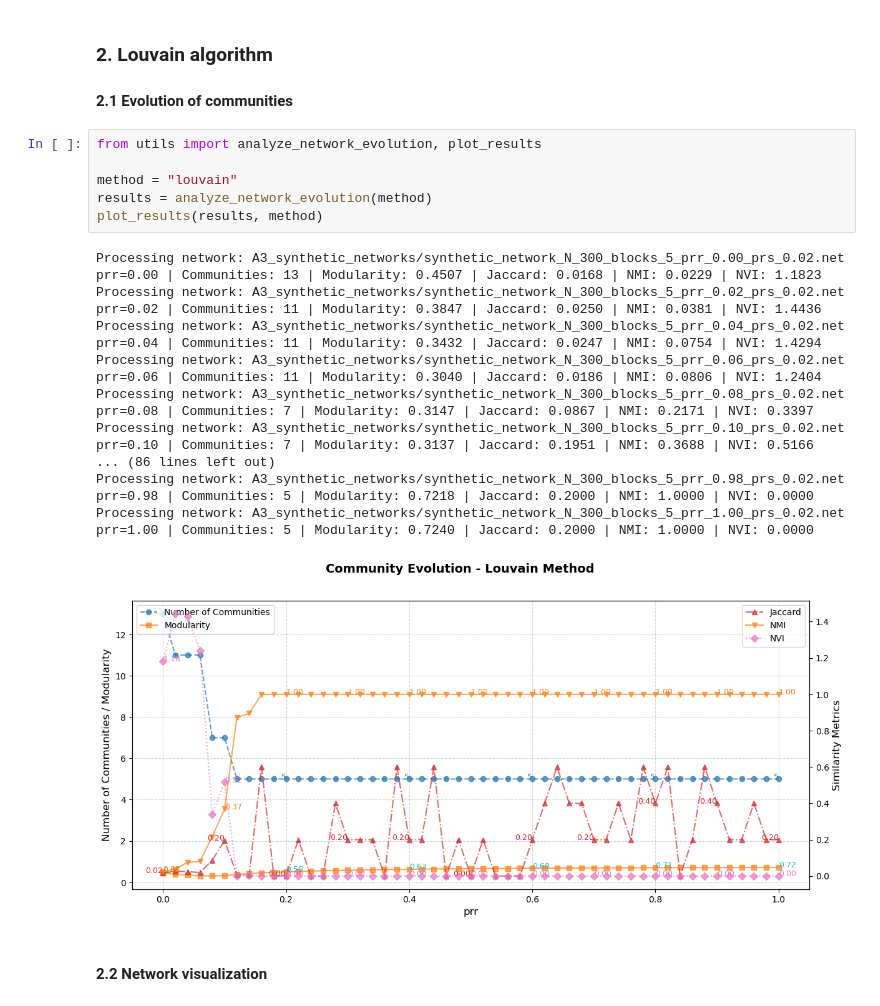
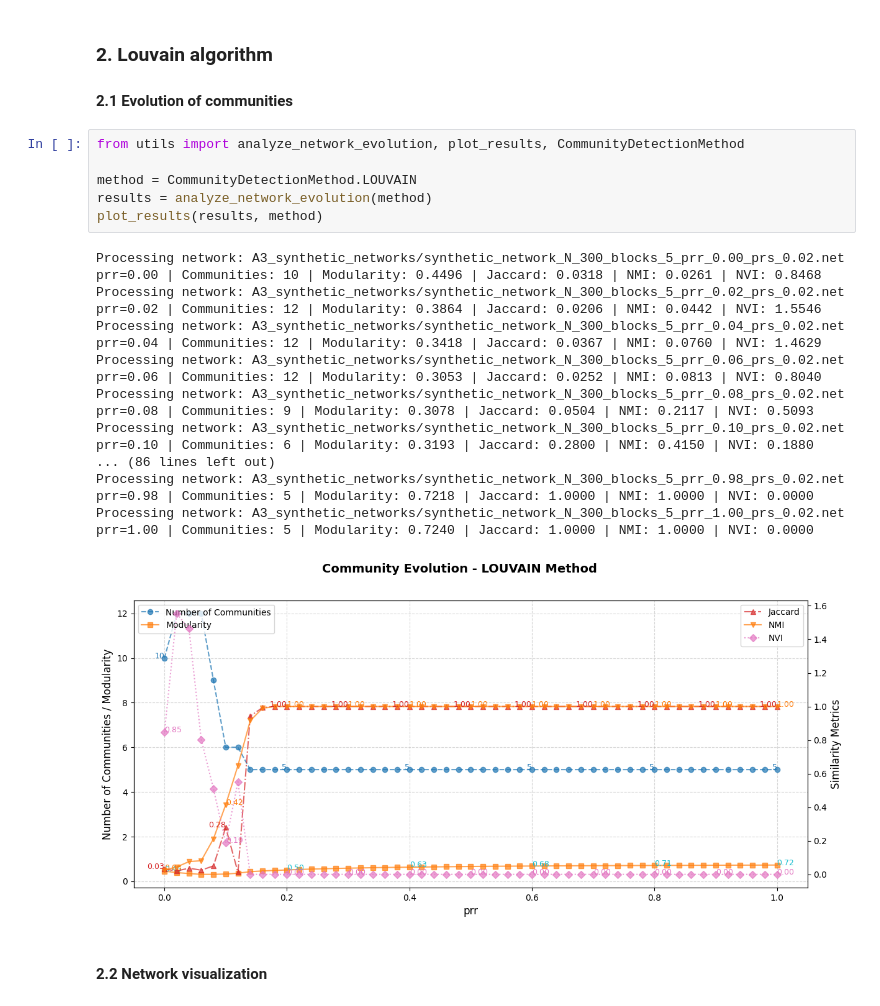
Before and after one commit to imiguelrodriguez/A2_ComplexNetworks, a Jupyter notebook: community_detection.ipynb, the cells around one changed output. Saved outputs shown, nothing was run; the diff lists cells and outputs as text.

Commit message:
Changed library to networkx for Louvain method. Fixed partitions format.

```diff
--- a/community_detection.ipynb
+++ b/community_detection.ipynb
@@ -81,30 +80,30 @@ Build internal network with 300 nodes and 917 links...
 
 #### 2.1 Evolution of communities
 # %%
-from utils import analyze_network_evolution, plot_results
+from utils import analyze_network_evolution, plot_results, CommunityDetectionMethod
 
-method = "louvain"
+method = CommunityDetectionMethod.LOUVAIN
 results = analyze_network_evolution(method)
 plot_results(results, method)
 # %% [output]
 Processing network: A3_synthetic_networks/synthetic_network_N_300_blocks_5_prr_0.00_prs_0.02.net
-prr=0.00 | Communities: 13 | Modularity: 0.4507 | Jaccard: 0.0168 | NMI: 0.0229 | NVI: 1.1823
+prr=0.00 | Communities: 10 | Modularity: 0.4496 | Jaccard: 0.0318 | NMI: 0.0261 | NVI: 0.8468
 Processing network: A3_synthetic_networks/synthetic_network_N_300_blocks_5_prr_0.02_prs_0.02.net
-prr=0.02 | Communities: 11 | Modularity: 0.3847 | Jaccard: 0.0250 | NMI: 0.0381 | NVI: 1.4436
+prr=0.02 | Communities: 12 | Modularity: 0.3864 | Jaccard: 0.0206 | NMI: 0.0442 | NVI: 1.5546
 Processing network: A3_synthetic_networks/synthetic_network_N_300_blocks_5_prr_0.04_prs_0.02.net
-prr=0.04 | Communities: 11 | Modularity: 0.3432 | Jaccard: 0.0247 | NMI: 0.0754 | NVI: 1.4294
+prr=0.04 | Communities: 12 | Modularity: 0.3418 | Jaccard: 0.0367 | NMI: 0.0760 | NVI: 1.4629
 Processing network: A3_synthetic_networks/synthetic_network_N_300_blocks_5_prr_0.06_prs_0.02.net
-prr=0.06 | Communities: 11 | Modularity: 0.3040 | Jaccard: 0.0186 | NMI: 0.0806 | NVI: 1.2404
+prr=0.06 | Communities: 12 | Modularity: 0.3053 | Jaccard: 0.0252 | NMI: 0.0813 | NVI: 0.8040
 Processing network: A3_synthetic_networks/synthetic_network_N_300_blocks_5_prr_0.08_prs_0.02.net
-prr=0.08 | Communities: 7 | Modularity: 0.3147 | Jaccard: 0.0867 | NMI: 0.2171 | NVI: 0.3397
+prr=0.08 | Communities: 9 | Modularity: 0.3078 | Jaccard: 0.0504 | NMI: 0.2117 | NVI: 0.5093
 Processing network: A3_synthetic_networks/synthetic_network_N_300_blocks_5_prr_0.10_prs_0.02.net
-prr=0.10 | Communities: 7 | Modularity: 0.3137 | Jaccard: 0.1951 | NMI: 0.3688 | NVI: 0.5166
+prr=0.10 | Communities: 6 | Modularity: 0.3193 | Jaccard: 0.2800 | NMI: 0.4150 | NVI: 0.1880
 ... (86 lines left out)
 Processing network: A3_synthetic_networks/synthetic_network_N_300_blocks_5_prr_0.98_prs_0.02.net
-prr=0.98 | Communities: 5 | Modularity: 0.7218 | Jaccard: 0.2000 | NMI: 1.0000 | NVI: 0.0000
+prr=0.98 | Communities: 5 | Modularity: 0.7218 | Jaccard: 1.0000 | NMI: 1.0000 | NVI: 0.0000
 Processing network: A3_synthetic_networks/synthetic_network_N_300_blocks_5_prr_1.00_prs_0.02.net
-prr=1.00 | Communities: 5 | Modularity: 0.7240 | Jaccard: 0.2000 | NMI: 1.0000 | NVI: 0.0000
+prr=1.00 | Communities: 5 | Modularity: 0.7240 | Jaccard: 1.0000 | NMI: 1.0000 | NVI: 0.0000
-[figure, old version]
+[figure, new version]
 # %% [markdown]
 #### 2.2 Network visualization
 # %%
```
Also changed, not shown: parts of 3 cells of this notebook, 1 other file.
